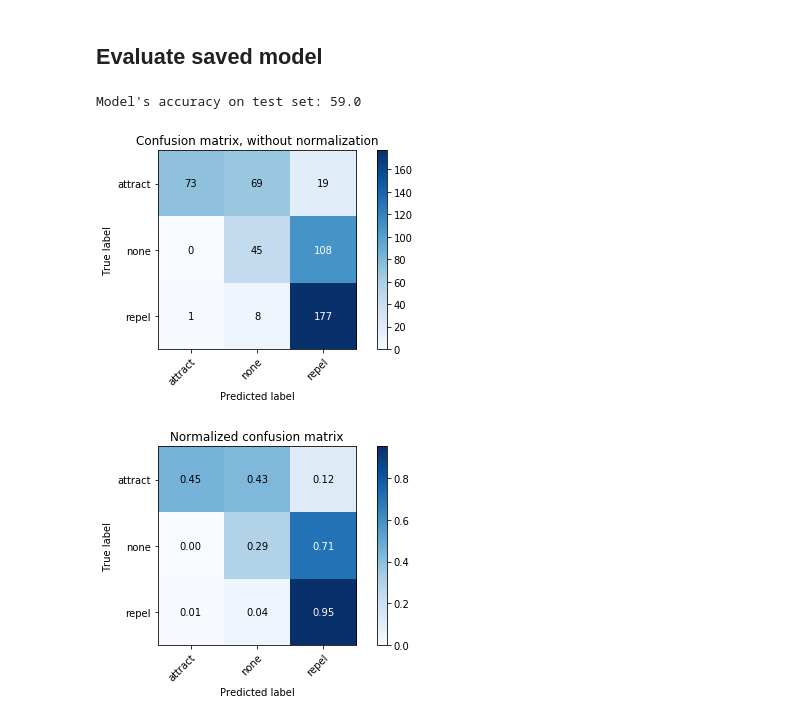
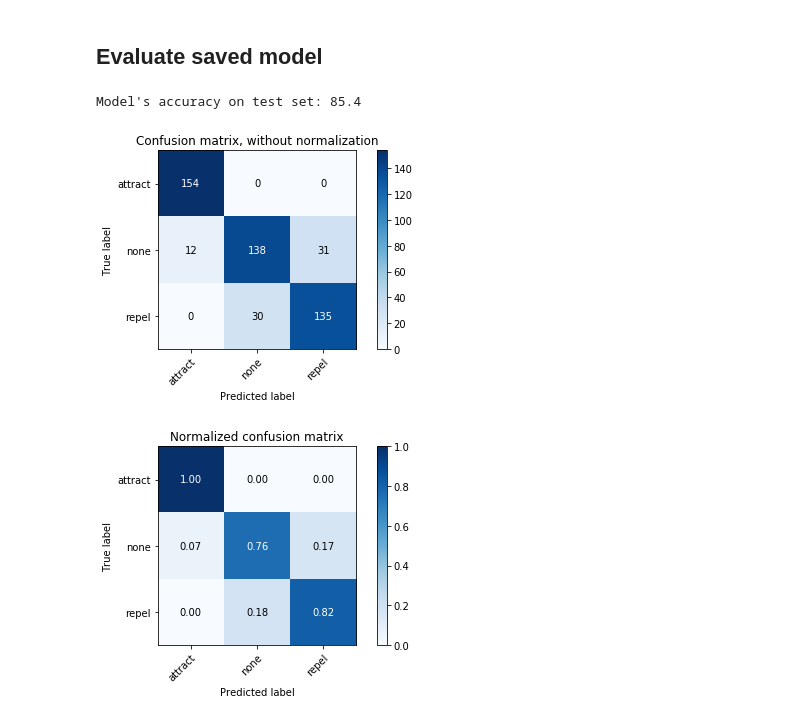
Before and after one commit to iamhectorotero/learning-physical-properties-with-rnns, a Jupyter notebook: 3. Passive Training loop.ipynb, the cells around one changed output. Saved outputs shown, nothing was run; the diff lists cells and outputs as text; code cells hidden in the pictures.

```diff
--- a/3. Passive Training loop.ipynb
+++ b/3. Passive Training loop.ipynb
@@ -149,12 +154,13 @@ joblib.dump(scaler, "scalers/passive_force_scaler.sk")
 # %%
 model_path = "models/passive_force_model.pt"
 scaler_path = "scalers/passive_force_scaler.sk"
 network_dims = (INPUT_DIM, HIDDEN_DIM, N_LAYERS, OUTPUT_DIM)
 test_dataset_path = "data/test_passive_trials.h5"
 class_columns = FORCE_CLASS_COLS
 
-evaluate_saved_model(model_path, network_dims, test_dataset_path, FORCE_CLASS_COLS, step_size=STEP_SIZE, scaler_path=scaler_path)
+evaluate_saved_model(model_path, network_dims, test_dataset_path, BASIC_TRAINING_COLS,
+                     class_columns, step_size=STEP_SIZE, scaler_path=scaler_path)
 # %% [output]
-Model's accuracy on test set: 59.0
+Model's accuracy on test set: 85.4
-[figure, old version]
+[figure, new version]
-[figure, old version]
+[figure, new version]
```
Also changed, not shown: parts of 15 cells of this notebook, 2 other files.
